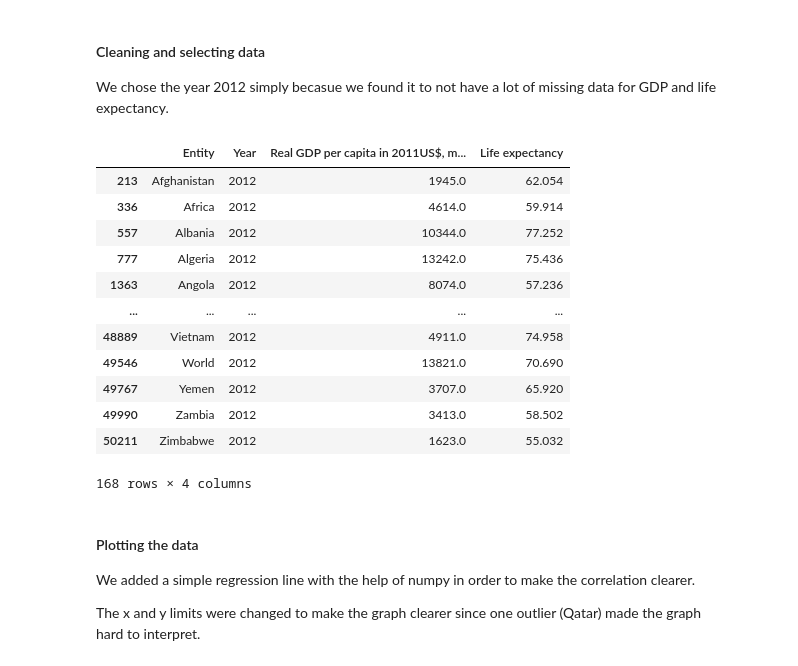
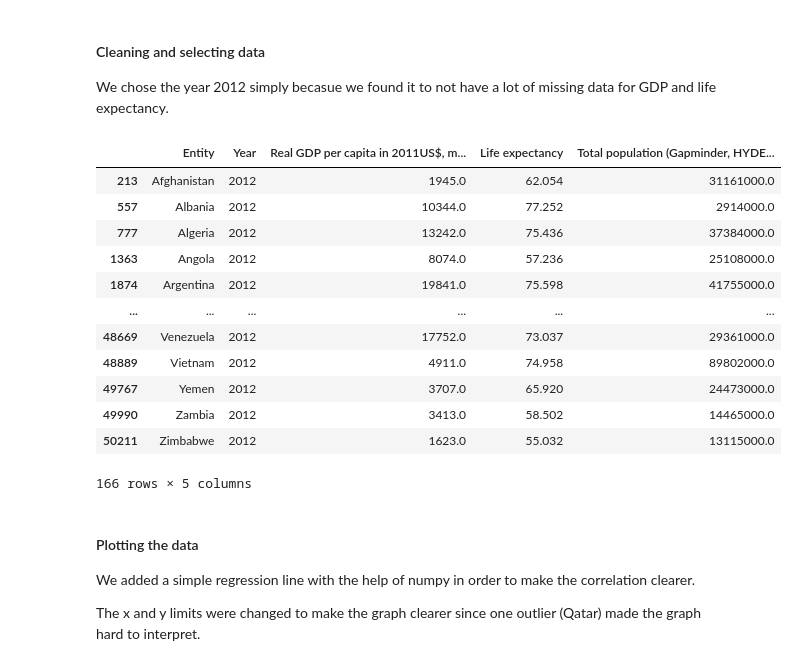
Before and after one commit to ponbac/AI-course, a Jupyter notebook: assignment1.ipynb, the cells around one changed output. Saved outputs shown, nothing was run; the diff lists cells and outputs as text; code cells hidden in the pictures.

```diff
--- a/assignment1.ipynb
+++ b/assignment1.ipynb
@@ -15,30 +15,34 @@ df = pd.read_csv('datasets\life-expectancy-vs-gdp-per-capita.csv')
 We chose the year 2012 simply becasue we found it to not have a lot of missing data for GDP and life expectancy.
 # %%
 # Only selecting the rows where year is 2012
-gdp2000 = df[df['Year'] == 2012]
+gdp2012 = df[df['Year'] == 2012]
 
 # Creating dataframe with the relevant columns
-gdp2000 = pd.DataFrame(gdp2000, columns=['Entity', 'Year', 'Real GDP per capita in 2011US$, multiple benchmarks (Maddison Project Database (2018))', 'Life expectancy'])
+gdp2012 = pd.DataFrame(gdp2012, columns=['Entity', 'Year', 'Real GDP per capita in 2011US$, multiple benchmarks (Maddison Project Database (2018))', 'Life expectancy', 'Total population (Gapminder, HYDE & UN)'])
 
 # Cleaning the data, removing NaN-values
-gdp2000.dropna(subset=['Real GDP per capita in 2011US$, multiple benchmarks (Maddison Project Database (2018))'], inplace=True)
-gdp2000.dropna(subset=['Life expectancy'], inplace=True)
+gdp2012.dropna(subset=['Real GDP per capita in 2011US$, multiple benchmarks (Maddison Project Database (2018))'], inplace=True)
+gdp2012.dropna(subset=['Life expectancy'], inplace=True)
 
-gdp2000
+# Removing non-countries
+gdp2012 = gdp2012[gdp2012['Entity'] != 'World']
+gdp2012 = gdp2012[gdp2012['Entity'] != 'Africa']
+
+gdp2012
 # %% [output]
-|  | Entity | Year | Real GDP per capita in 2011US$, m... | Life expectancy |
-| 213 | Afghanistan | 2012 | 1945.0 | 62.054 |
-| 336 | Africa | 2012 | 4614.0 | 59.914 |
-| 557 | Albania | 2012 | 10344.0 | 77.252 |
-| 777 | Algeria | 2012 | 13242.0 | 75.436 |
-| 1363 | Angola | 2012 | 8074.0 | 57.236 |
-| ... | ... | ... | ... | ... |
-| 48889 | Vietnam | 2012 | 4911.0 | 74.958 |
-| 49546 | World | 2012 | 13821.0 | 70.690 |
-| 49767 | Yemen | 2012 | 3707.0 | 65.920 |
-| 49990 | Zambia | 2012 | 3413.0 | 58.502 |
-| 50211 | Zimbabwe | 2012 | 1623.0 | 55.032 |
+|  | Entity | Year | Real GDP per capita in 2011US$, m... | Life expectancy | Total population (Gapminder, HYDE... |
+| 213 | Afghanistan | 2012 | 1945.0 | 62.054 | 31161000.0 |
+| 557 | Albania | 2012 | 10344.0 | 77.252 | 2914000.0 |
+| 777 | Algeria | 2012 | 13242.0 | 75.436 | 37384000.0 |
+| 1363 | Angola | 2012 | 8074.0 | 57.236 | 25108000.0 |
+| 1874 | Argentina | 2012 | 19841.0 | 75.598 | 41755000.0 |
+| ... | ... | ... | ... | ... | ... |
+| 48669 | Venezuela | 2012 | 17752.0 | 73.037 | 29361000.0 |
+| 48889 | Vietnam | 2012 | 4911.0 | 74.958 | 89802000.0 |
+| 49767 | Yemen | 2012 | 3707.0 | 65.920 | 24473000.0 |
+| 49990 | Zambia | 2012 | 3413.0 | 58.502 | 14465000.0 |
+| 50211 | Zimbabwe | 2012 | 1623.0 | 55.032 | 13115000.0 |
-168 rows × 4 columns
+166 rows × 5 columns
 # %% [markdown]
 #### Plotting the data
 We added a simple regression line with the help of numpy in order to make the correlation clearer.
```
Also changed, not shown: parts of 13 cells of this notebook, 1 other file.
